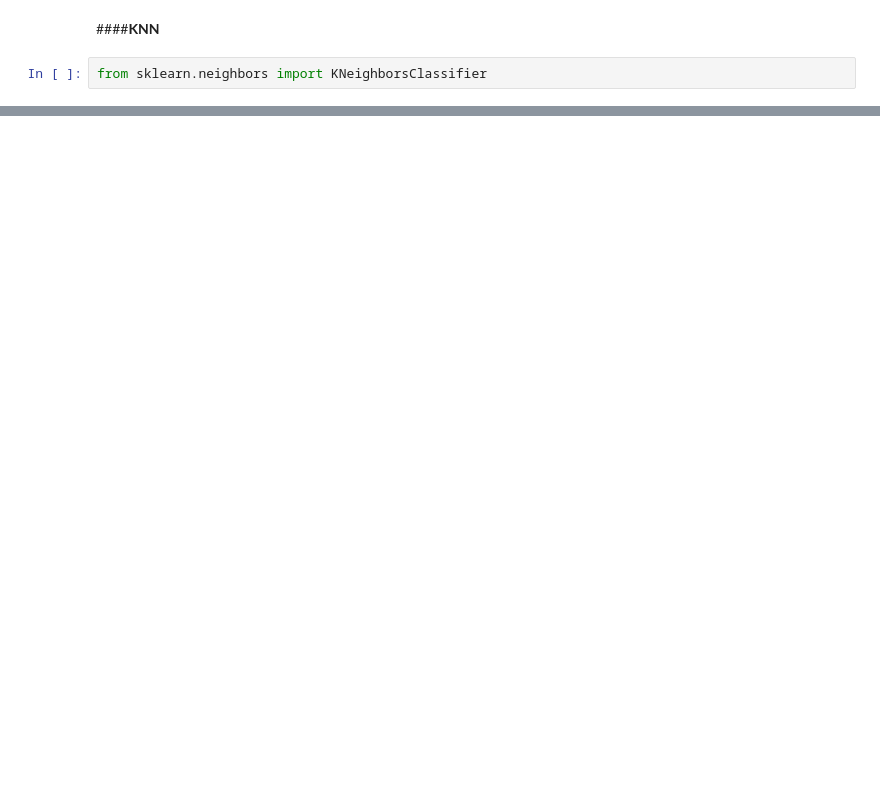
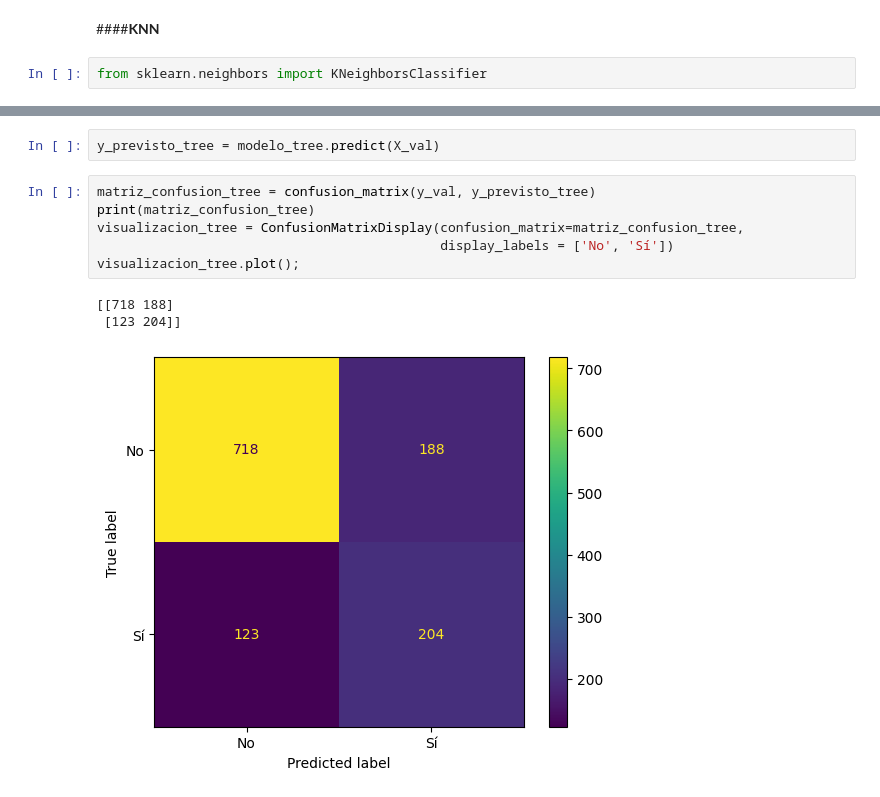
Before and after one commit to SebaDiezV/Challenge_TelecomX_Parte2_AluraLatam, a Jupyter notebook: TelecomX_Parte_2.ipynb, the cells around one changed output, grey strips where cells are left out. Saved outputs shown, nothing was run; the diff lists cells and outputs as text; blank space fills up the shorter version.

```diff
--- a/TelecomX_Parte_2.ipynb
+++ b/TelecomX_Parte_2.ipynb
@@ -410,0 +429,12 @@ from sklearn.neighbors import KNeighborsClassifier
+# %%
+y_previsto_tree = modelo_tree.predict(X_val)
+# %%
+matriz_confusion_tree = confusion_matrix(y_val, y_previsto_tree)
+print(matriz_confusion_tree)
+visualizacion_tree = ConfusionMatrixDisplay(confusion_matrix=matriz_confusion_tree,
+                                            display_labels = ['No', 'Sí'])
+visualizacion_tree.plot();
+# %% [output]
+[[718 188]
+ [123 204]]
+[figure, added]
```
Also changed, not shown: parts of 38 cells of this notebook.
